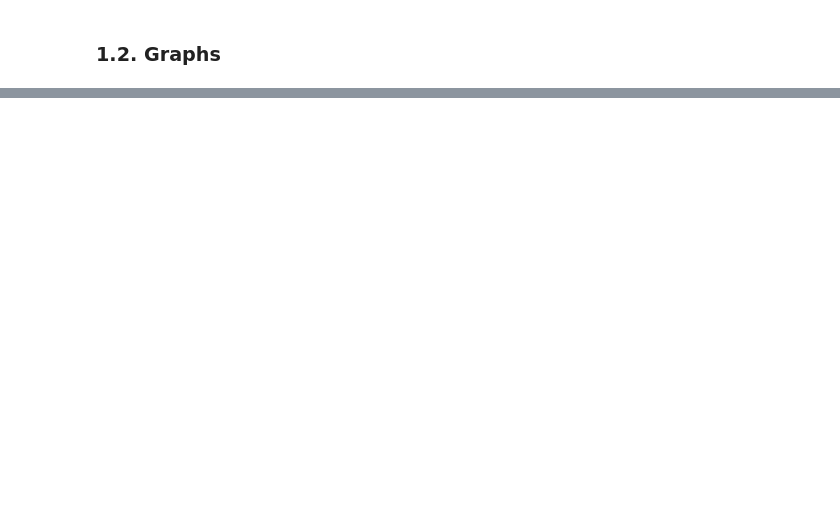
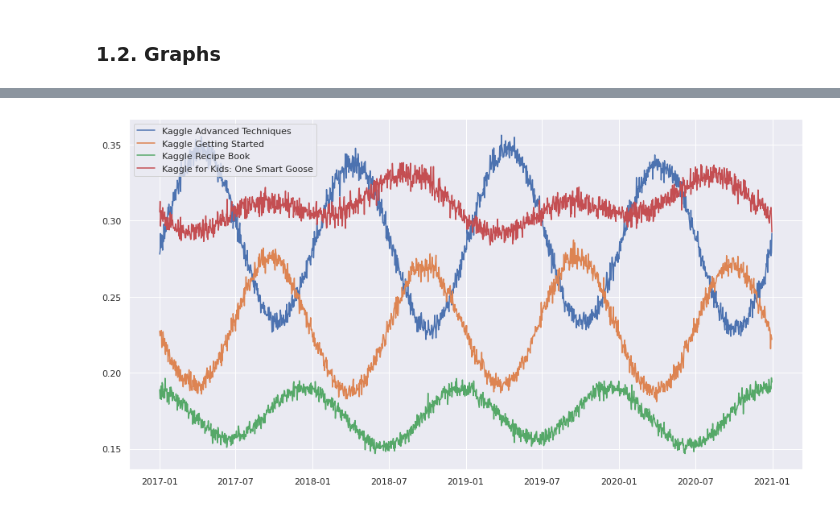
Before and after one commit to Aerospacerr/TPS-2022, a Jupyter notebook: tps-sept-2022.ipynb, the cells around one changed output, grey strips where cells are left out. Cells and saved outputs as stored; diff of their text form; code cells hidden in the pictures; blank space fills up the shorter version.

```diff
--- a/tps-sept-2022.ipynb
+++ b/tps-sept-2022.ipynb
@@ -102,0 +217,13 @@ pd.crosstab(df_train['country'], df_train['store'])
+# %%
+plt.figure(figsize=(15,8))
+train_by_store = df_train.groupby(['date', 'store']).sum().reset_index().pivot(index='date', columns='store', values='num_sold').reset_index()
+train_by_product = df_train.groupby(['date', 'product']).sum().reset_index().pivot(index='date', columns='product', values='num_sold').reset_index()
+display(train_by_product.head())
+
+for product in df_train['product'].unique():
+    train_by_product['ratio{}'.format(product)] = train_by_product[product]/(train_by_product[df_train['product'].unique()].sum(axis=1))
+    plt.plot(train_by_store['date'], train_by_product['ratio{}'.format(product)], label=product)
+
+plt.legend()
+plt.show()
+# %% [output]
@@ -102,0 +236 @@ pd.crosstab(df_train['country'], df_train['store'])
+[figure, added]
```
Also changed, not shown: parts of 80 cells of this notebook.
